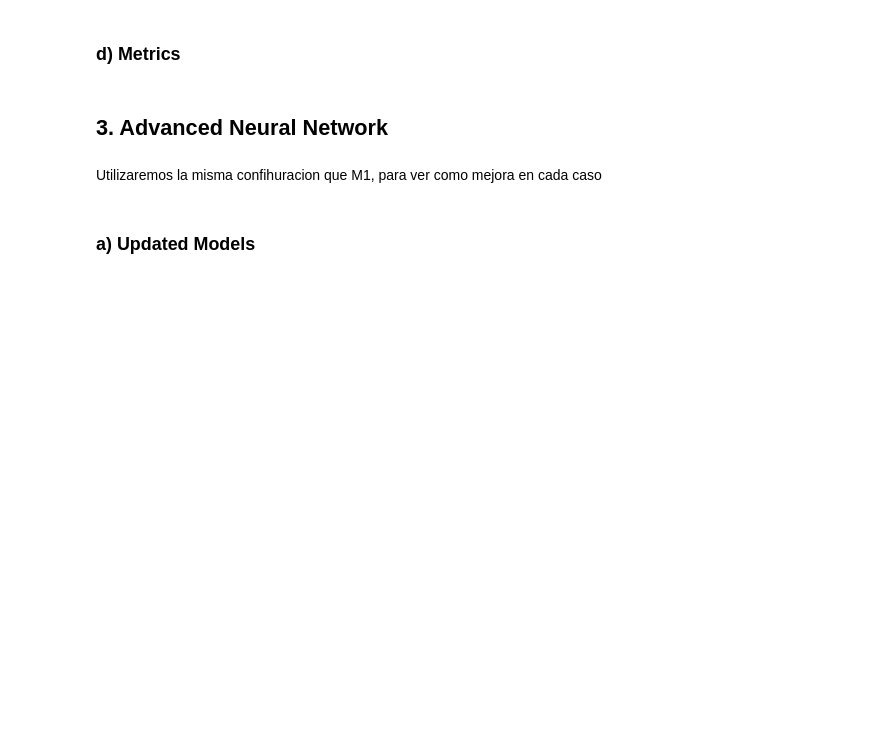
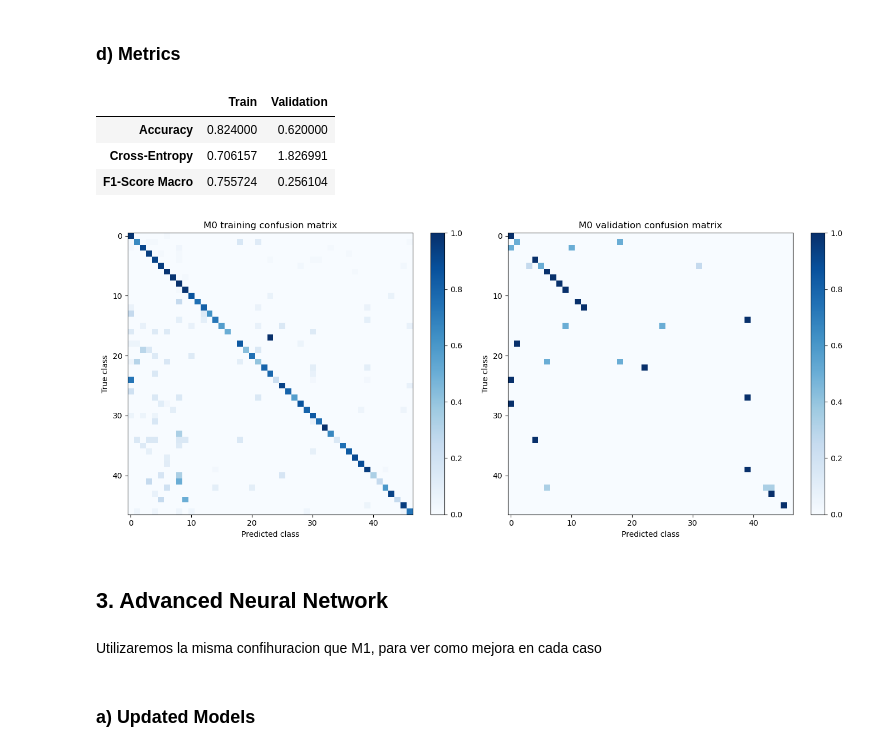
Before and after one commit to abrildiaco/TP3_ML, a Jupyter notebook: Entrega_TP3.ipynb, the cells around one changed output. Cells and saved outputs as stored; diff of their text form; code cells hidden in the pictures; blank space fills up the shorter version.

```diff
--- a/Entrega_TP3.ipynb
+++ b/Entrega_TP3.ipynb
@@ -71,9 +71,9 @@ xtr, ytr = train
 xval, yval = val
 xtest, ytest = test
 # %%
-n_train = 10000
-n_val = 5000
-n_test = 5000
+n_train = 1000
+n_val = 50
+n_test = 50
 
 xtr_sample = xtr[:n_train]
 xval_sample = xval[:n_val]
@@ -95,6 +95,6 @@ M0 = MLP(input_size = 28 * 28, hidden_size = 2, hidden_nodes = [128, 64],
          output_size = xtr_norm.shape[0])
 # %%
 history_M0 = M0.fit(xtr_norm, ytr_sample, X_val = xval_norm, y_val = yval_sample,
-    epochs = 100, verbose = False)
+    epochs = 200, verbose = False)
 # %%
 plot_loss_history(history_M0)
@@ -106,16 +108,25 @@ n_classes = len(np.unique(y_img))
 train_results_M0 = evaluate_model(M0, xtr_norm, ytr_sample, n_classes)
 val_results_M0 = evaluate_model(M0, xval_norm, yval_sample, n_classes)
 # %%
+performance_report_table(train_results_M0, val_results_M0)
+
 plot_confusion_matrix(
-    train_results_M0["confusion_matrix"],
-    title = "M0 training confusion matrix",
+    [
+        train_results_M0["confusion_matrix"],
+        val_results_M0["confusion_matrix"]
+    ],
+    titles = [
+        "M0 training confusion matrix",
+        "M0 validation confusion matrix"
+    ],
     normalize = True
 )
-plot_confusion_matrix(
-    val_results_M0["confusion_matrix"],
-    title = "M0 validation confusion matrix",
-    normalize = True
-)
+# %% [output]
+|  | Train | Validation |
+| Accuracy | 0.824000 | 0.620000 |
+| Cross-Entropy | 0.706157 | 1.826991 |
+| F1-Score Macro | 0.755724 | 0.256104 |
+[figure, added]
 # %% [markdown]
 ## 3. Advanced Neural Network
 # %% [markdown]
```
Also changed, not shown: parts of 9 cells of this notebook, 4 other files.
